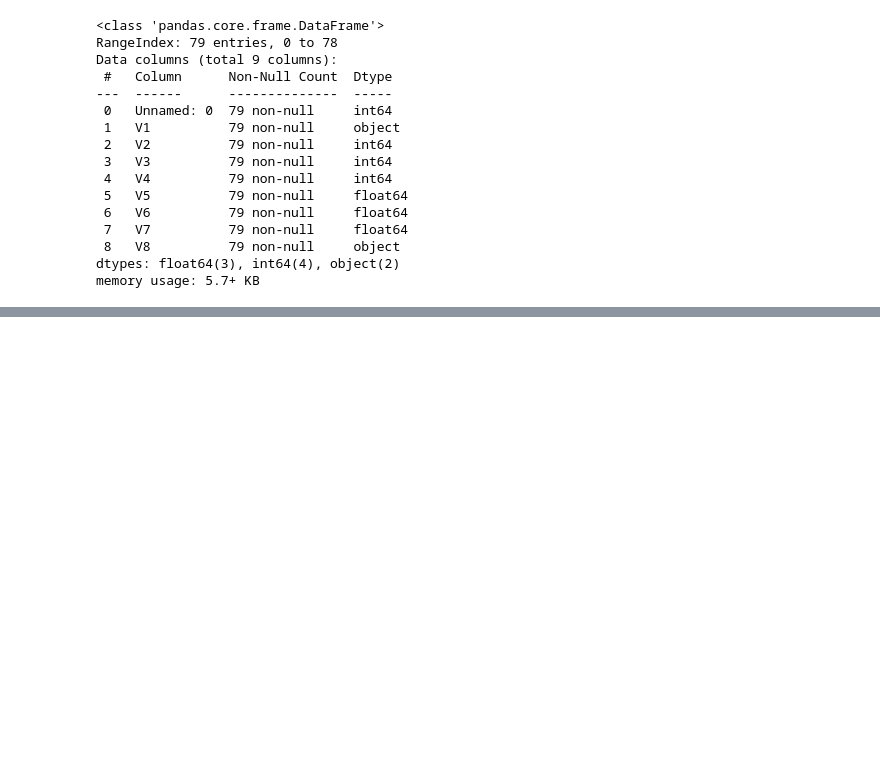
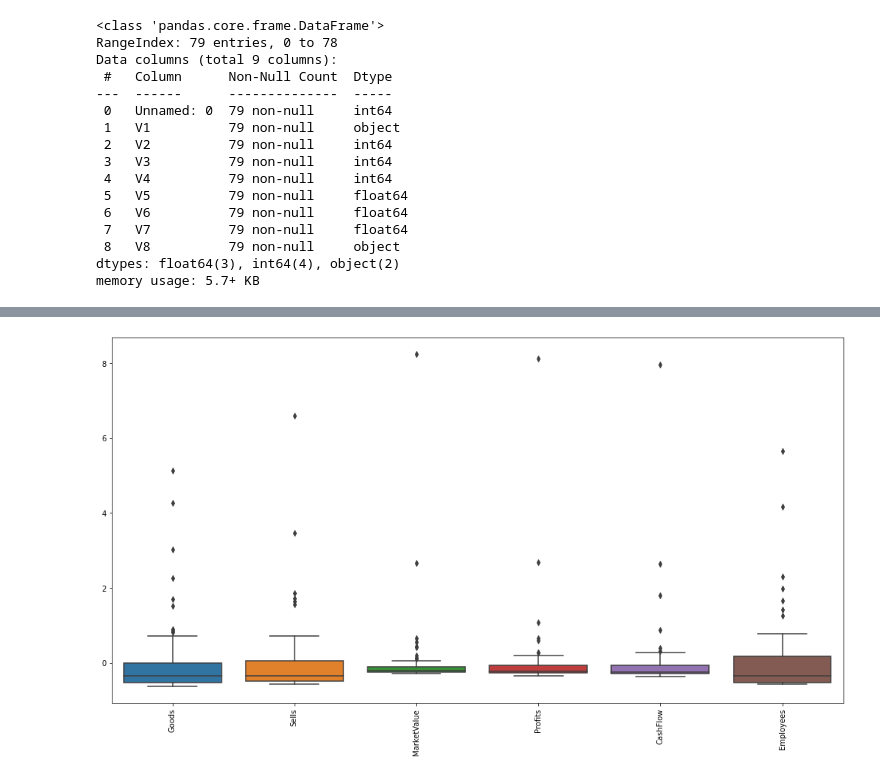
Before and after one commit to MartinSantaGitHub/curso-estadistica-multivariante, a Jupyter notebook: Tareas/tarea_01.ipynb, the cells around one changed output, grey strips where cells are left out. Cells and saved outputs as stored; diff of their text form; code cells hidden in the pictures; blank space fills up the shorter version.

```diff
--- a/Tareas/tarea_01.ipynb
+++ b/Tareas/tarea_01.ipynb
@@ -53,3 +54,7 @@ df.rename(columns = {'V1' : 'Name',
                      'V6' : 'CashFlow',
                      'V7' : 'Employees',
                      'V8' : 'Department'}, inplace = True)
+# %%
+df.drop('Unnamed: 0',axis=1,inplace=True)
+df['Department'] = df['Department'].astype('category')
+df['Name'] = df['Name'].astype('string')
@@ -55,0 +79,3 @@ df.rename(columns = {'V1' : 'Name',
+# %%
+Xf = df.iloc[:,1:7]
+Xf.head()
@@ -55,0 +89,11 @@ df.rename(columns = {'V1' : 'Name',
+# %%
+scaler = StandardScaler()
+scaled_features =scaler.fit_transform(Xf.values)
+df_features_scaled = pd.DataFrame(scaled_features, index=Xf.index, columns=Xf.columns)
+
+plt.figure(figsize = (14,8))
+sns.boxplot(data = df_features_scaled)
+plt.xticks(rotation = 90)
+plt.tight_layout()
+# %% [output]
+[figure, added]
```
Also changed, not shown: parts of 4 cells of this notebook.
